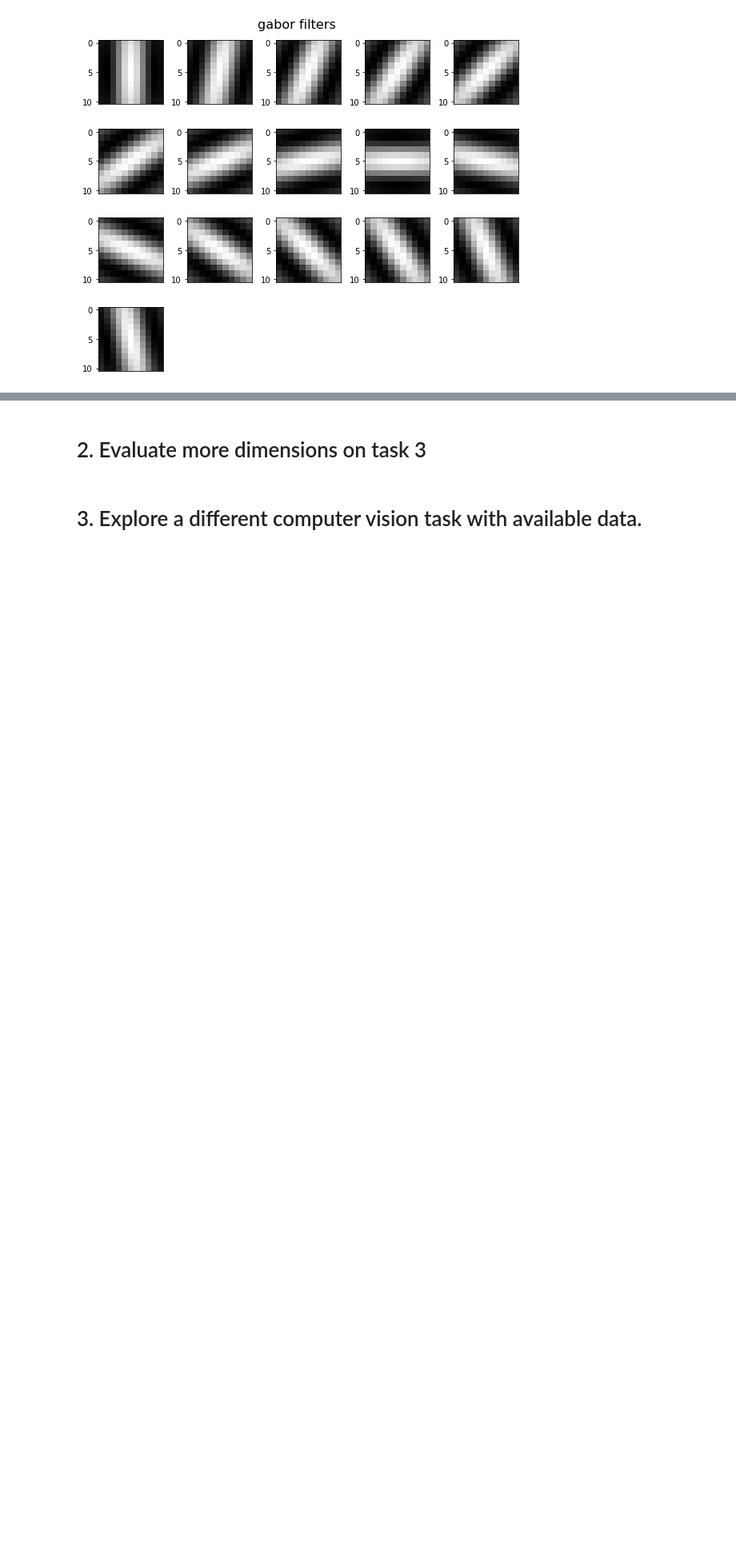
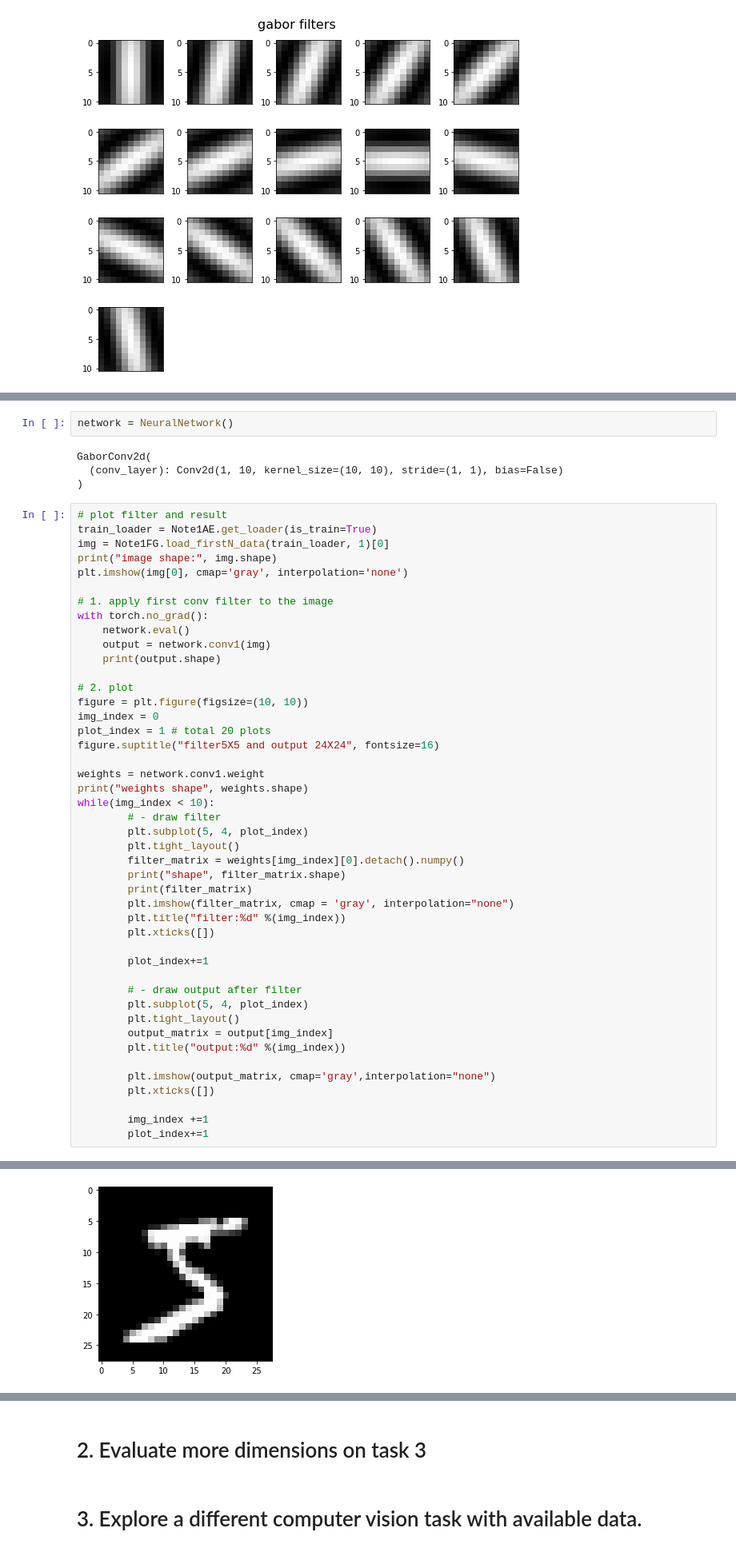
Before and after one commit to freecode23/vision-MNIST, a Jupyter notebook: Task5.ipynb, the cells around one changed output, grey strips where cells are left out. Shown: that part at 80% size. Cells and saved outputs as stored; diff of their text form; blank space fills up the shorter version.

Commit message:
attempt gabor 2

```diff
--- a/Task5.ipynb
+++ b/Task5.ipynb
@@ -64,0 +234,52 @@ for i in range(16):
+# %%
+network = NeuralNetwork()
+# %% [output]
+GaborConv2d(
+  (conv_layer): Conv2d(1, 10, kernel_size=(10, 10), stride=(1, 1), bias=False)
+)
+# %%
+# plot filter and result
+train_loader = Note1AE.get_loader(is_train=True)
+img = Note1FG.load_firstN_data(train_loader, 1)[0]
+print("image shape:", img.shape)
+plt.imshow(img[0], cmap='gray', interpolation='none')
+
+# 1. apply first conv filter to the image
+with torch.no_grad():
+    network.eval()
+    output = network.conv1(img)
+    print(output.shape)
+
+# 2. plot
+figure = plt.figure(figsize=(10, 10))
+img_index = 0
+plot_index = 1 # total 20 plots
+figure.suptitle("filter5X5 and output 24X24", fontsize=16)
+
+weights = network.conv1.weight
+print("weights shape", weights.shape)
+while(img_index < 10):
+        # - draw filter
+        plt.subplot(5, 4, plot_index)
+        plt.tight_layout()
+        filter_matrix = weights[img_index][0].detach().numpy()
+        print("shape", filter_matrix.shape)
+        print(filter_matrix)
+        plt.imshow(filter_matrix, cmap = 'gray', interpolation="none")
+        plt.title("filter:%d" %(img_index))
+        plt.xticks([])
+
+        plot_index+=1
+
+        # - draw output after filter
+        plt.subplot(5, 4, plot_index)
+        plt.tight_layout()
+        output_matrix = output[img_index]
+        plt.title("output:%d" %(img_index))
+
+        plt.imshow(output_matrix, cmap='gray',interpolation="none")
+        plt.xticks([])
+
+        img_index +=1
+        plot_index+=1
+# %% [output]
@@ -64,0 +303 @@ for i in range(16):
+[figure, added]
```
Also changed, not shown: parts of 4 cells of this notebook, 1 other file.
